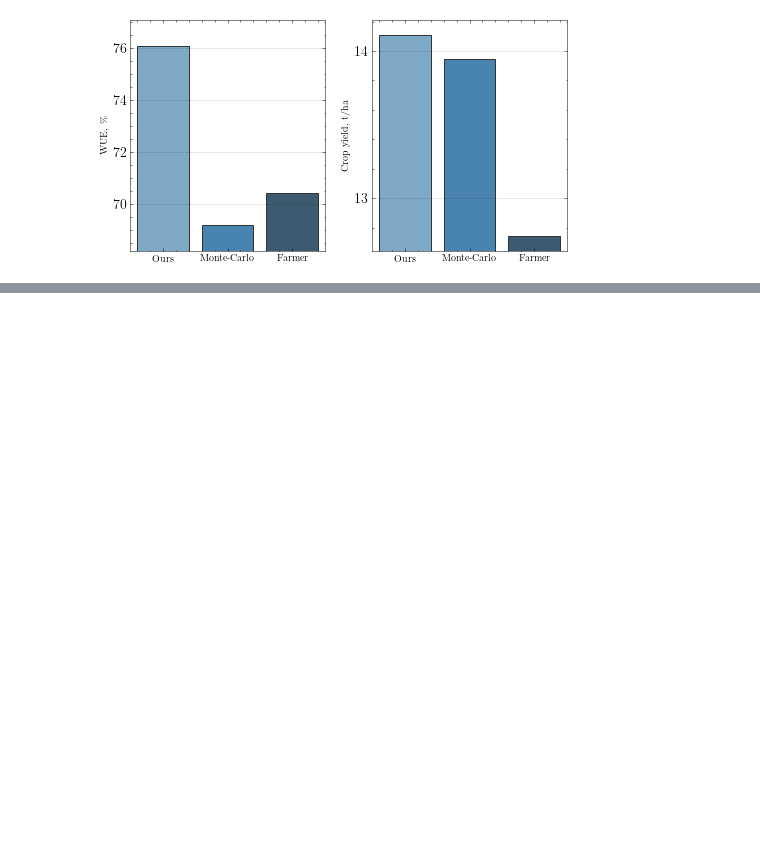
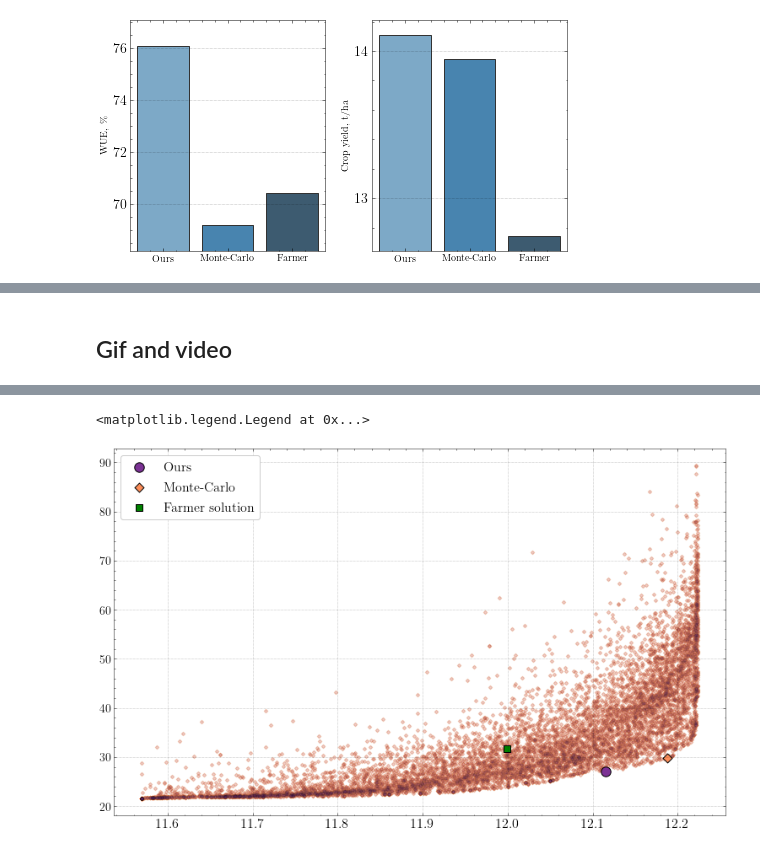
Before and after one commit to EDSEL-skoltech/multi_objective_irrigation, a Jupyter notebook: Plots_for_ICCS_review.ipynb, the cells around one changed output, grey strips where cells are left out. Saved outputs shown, nothing was run; the diff lists cells and outputs as text; code cells hidden in the pictures; blank space fills up the shorter version.

```diff
--- a/Plots_for_ICCS_review.ipynb
+++ b/Plots_for_ICCS_review.ipynb
@@ -1389,3 +1480,80 @@ fig.update_layout(width=800, height=400,
 # fig.write_image('./plots_ICCS/hist_yield_sugar_beet.svg', scale=4)
 # %% [output]
 [interactive output not drawn]
+# %% [markdown]
+## Gif and video
+# %%
+
+
+from pymoo.factory import get_problem, get_visualization, get_decomposition
+
+print(f"Farmer strategy: Crop Yield {df_sugar_beet['yield'].mean()/1000:.2f}, Water-loss {df_sugar_beet['loss'].mean():.2f} cm", '\n')
+
+#Load and normalize paretto front fot potato crop
+
+# sugar_beet_paretto_front = np.load(path_to_folder_with_data+'/steps_300_normal_weather/sugar_beet_for_paretto.npy')
+sugar_beet_paretto_front = np.load(path_to_folder_with_data+'/sugar_beet_function_values_for_paretto.npy')
+normalized_sugar_beet_paretto_front = copy.deepcopy(sugar_beet_paretto_front)
+normalized_sugar_beet_paretto_front[:, 0] = (sugar_beet_paretto_front[:, 0]-np.mean(sugar_beet_paretto_front[:, 0]))/np.std(sugar_beet_paretto_front[:, 0])
+normalized_sugar_beet_paretto_front[:, 1] = (sugar_beet_paretto_front[:, 1]-np.mean(sugar_beet_paretto_front[:, 1]))/np.std(sugar_beet_paretto_front[:, 1])
+
+
+# Return values of crop to original values
+normalized_sugar_beet_paretto_front[:, 0] = normalized_sugar_beet_paretto_front[:, 0] * -1
+
+decomp = get_decomposition("weighted-sum")
+I_paretto_sugar_beet = get_decomposition("weighted-sum").do(normalized_sugar_beet_paretto_front, weights).argmin()
+
+
+print("NSGA-II Results Objectives - Crop Yield - %.2f t/ha, Water-loss - %.2f cm" % ( sugar_beet_paretto_front[I_paretto_sugar_beet][0], sugar_beet_paretto_front[I_paretto_sugar_beet][1]))
+print('Increase in mean crop yield: %.1f' %((sugar_beet_paretto_front[I_paretto_sugar_beet][0]/(df_sugar_beet['yield'].mean()/1000)-1)*100))
+print('Increase in water loss: %.1f' %((sugar_beet_paretto_front[I_paretto_sugar_beet][1]/df_sugar_beet['loss'].mean()-1)*100),'% \n')
+
+
+
+
+
+# Load and normalize Monte-Carlo data for sugar-beet crop
+
+folders_for_plots = sorted(os.listdir(path_to_folder_with_data))[:5]
+random_crop_yield_sugar_beet = np.array([])
+random_water_loss_sugar_beet = np.array([])
+for folder in folders_for_plots:
+#     _crop = np.load(os.path.join(path_to_folder_with_data, folder, 'sugar_beetcrop_yields.npy'))
+    _crop = np.load(os.path.join(path_to_folder_with_data, 'sugar_beet_crop_yields.npy'))
+    random_crop_yield_sugar_beet = np.append(random_crop_yield_sugar_beet, _crop)
+    _water_loss = np.load(os.path.join(path_to_folder_with_data, 'sugar_beet_water_loss.npy'))
+    random_water_loss_sugar_beet = np.append(random_water_loss_sugar_beet, _water_loss)
+sugar_beet_random = np.stack([random_crop_yield_sugar_beet, random_water_loss_sugar_beet], axis=1)
+
+normalized_sugar_beet_random_search = copy.deepcopy(sugar_beet_random)
+
+
+normalized_sugar_beet_random_search[:,0]=(sugar_beet_random[:,0] - np.mean(sugar_beet_random[:,0]))/np.std(sugar_beet_random[:,0])
+normalized_sugar_beet_random_search[:,1]=(sugar_beet_random[:,1] - np.mean(sugar_beet_random[:,1]))/np.std(sugar_beet_random[:,1])
+
+normalized_sugar_beet_random_search[:,0] = normalized_sugar_beet_random_search[:,0] * -1
+
+
+decomp = get_decomposition("weighted-sum")
+I_random_sugar_beet = get_decomposition("weighted-sum").do(normalized_sugar_beet_random_search, weights).argmin()
+
+
+print("The Monte-Carlo Search Results Objectives- Crop Yield - %.2f t/ha, Water-loss - %.2f cm" % ( sugar_beet_random[I_random_sugar_beet][0], sugar_beet_random[I_random_sugar_beet][1]))
+print('Increase in mean crop yield: %.1f' %((sugar_beet_random[I_random_sugar_beet][0]/(df_sugar_beet['yield'].mean()/1000)-1)*100),'%')
+print('Increase in water loss: %.1f' %((sugar_beet_random[I_random_sugar_beet][1]/df_sugar_beet['loss'].mean()-1)*100),'% \n')
+
+
+
+
+plt.figure(figsize=(13,8))
+plt.scatter(sugar_beet_random[:,0], sugar_beet_random[:,1],facecolor=random_color_plot, s=10, alpha=0.07, marker='D' )
+plt.scatter( sugar_beet_crop_yield, sugar_beet_water_loss, edgecolors='black', facecolor=sugar_beet_color_plot, s=10, alpha=0.07)
+plt.scatter(sugar_beet_paretto_front[I_paretto_sugar_beet,0], sugar_beet_paretto_front[I_paretto_sugar_beet,1], edgecolors='black', facecolor=sugar_beet_color_plot, marker='o', s=130, label = 'Ours')
+
+# Real farmer solution
+plt.scatter(sugar_beet_random[I_random_sugar_beet,0], sugar_beet_random[I_random_sugar_beet,1], edgecolors='black', facecolor=random_color_plot, marker='D', s=60, zorder=1, label='Monte-Carlo')
+plt.scatter(df_sugar_beet['yield'].mean()/1000, df_sugar_beet['loss'].mean(), edgecolors='black',s = 60, marker='s', color = 'green', label='Farmer solution')
+
+plt.legend()
+# %% [output]
@@ -1391,0 +1569,2 @@ fig.update_layout(width=800, height=400,
+<matplotlib.legend.Legend at 0x...>
+[figure, added]
```
Also changed, not shown: parts of 27 cells of this notebook, 3 other files.
